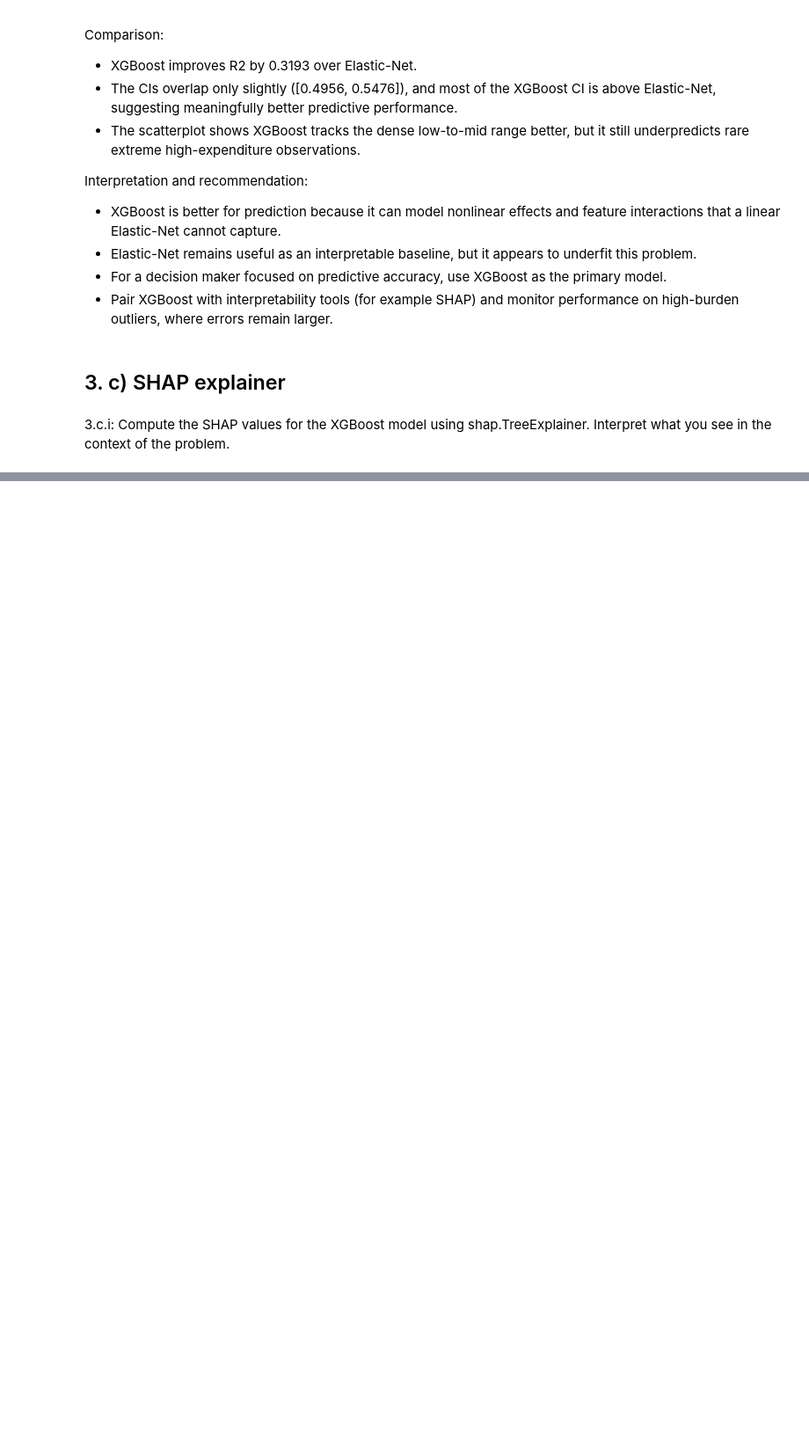
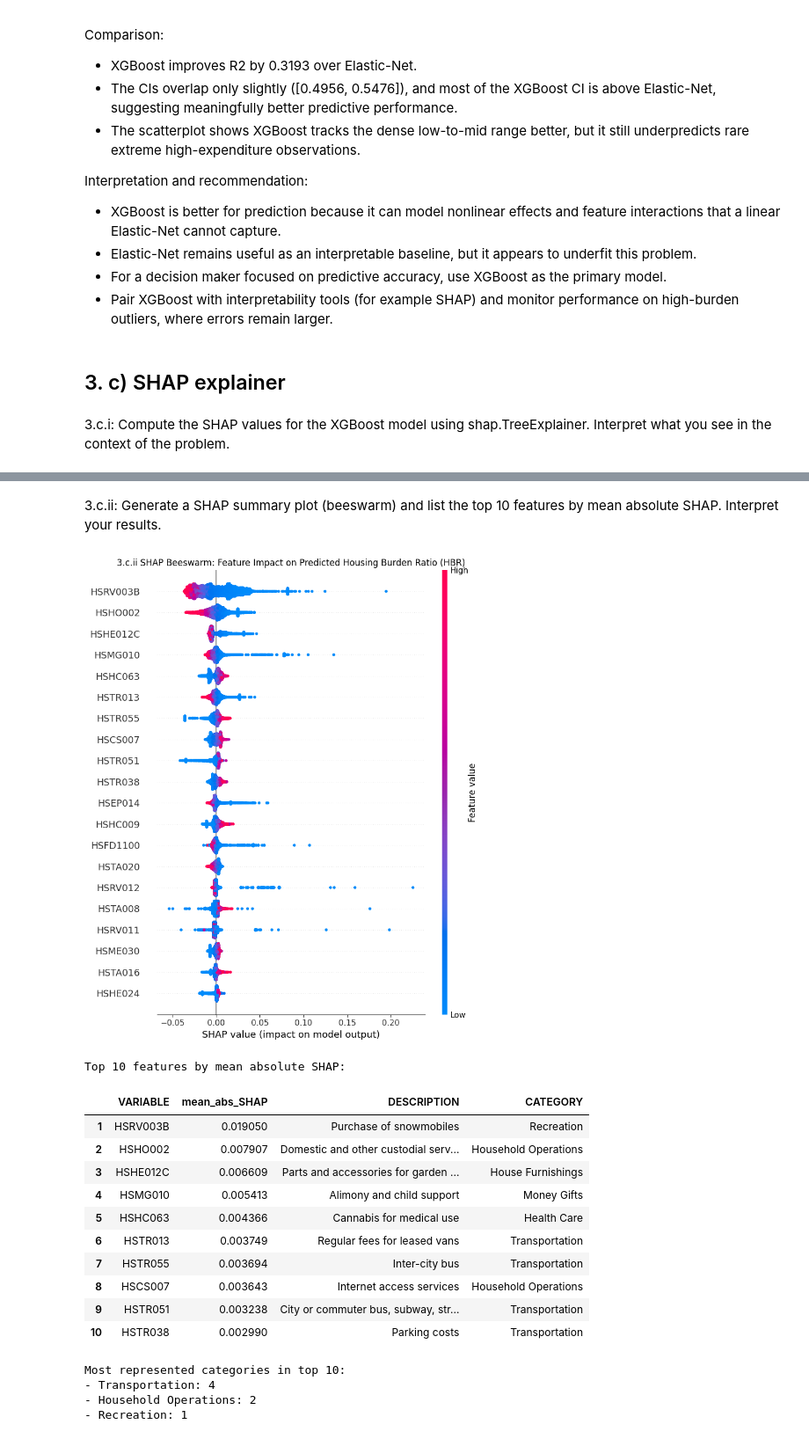
Before and after one commit to PhilippMayorov/UG39_Group_Project, a Jupyter notebook: CAD_household_analysis.ipynb, the cells around one changed output, grey strips where cells are left out. Shown at 88% size. Drawn from its saved outputs; the diff is of its cells as text; code cells hidden in the pictures; blank space fills up the shorter version.

```diff
--- a/CAD_household_analysis.ipynb
+++ b/CAD_household_analysis.ipynb
@@ -950,0 +996,73 @@ Interpret what you see in the context of the problem.
+# %% [markdown]
+3.c.ii: Generate a SHAP summary plot (beeswarm) and list the top 10 features by
+mean absolute SHAP. Interpret your results.
+# %%
+# 3.c.ii Generate SHAP beeswarm + top 10 mean absolute SHAP features
+
+# Reuse previous objects where possible
+if "X_test_df" not in globals() or not isinstance(X_test_df, pd.DataFrame):
+    X_test_df = pd.DataFrame(X_test, columns=feature_cols)
+
+if "shap_values" not in globals() or getattr(shap_values, "values", None) is None:
+    explainer = shap.Explainer(best_xgb)
+    shap_values = explainer(X_test_df)
+
+# Beeswarm summary plot
+plt.figure(figsize=(11, 7))
+shap.summary_plot(shap_values, X_test_df, max_display=20, show=False)
+plt.title("3.c.ii SHAP Beeswarm: Feature Impact on Predicted Housing Burden Ratio (HBR)")
+plt.tight_layout()
+plt.show()
+
+# Top-10 features by mean absolute SHAP value
+mean_abs_shap = np.abs(shap_values.values).mean(axis=0)
+top10_idx = np.argsort(mean_abs_shap)[::-1][:10]
+
+top10_df = pd.DataFrame({
+    "VARIABLE": np.array(X_test_df.columns)[top10_idx],
+    "mean_abs_SHAP": mean_abs_shap[top10_idx],
+})
+
+# Normalize feature names when metadata uses base code
+top10_df["base_variable"] = top10_df["VARIABLE"].str.replace(r"(_P2|_right)$", "", regex=True)
+
+var_meta = (
+    pd.read_csv("HouseholdSpend_2025_CSV_fixed/Documentation/HouseholdSpend 2025 - Variables List.csv")
+    [["VARIABLE", "DESCRIPTION", "CATEGORY"]]
+    .drop_duplicates(subset=["VARIABLE"])
+    .rename(columns={"VARIABLE": "base_variable"})
+)
+
+top10_with_meta = (
+    top10_df.merge(var_meta, on="base_variable", how="left")
+    .drop(columns=["base_variable"])
+    .sort_values("mean_abs_SHAP", ascending=False)
+    .reset_index(drop=True)
+)
+
+top10_with_meta.index = top10_with_meta.index + 1
+print("Top 10 features by mean absolute SHAP:")
+display(top10_with_meta)
+
+print("\nMost represented categories in top 10:")
+top_categories = top10_with_meta["CATEGORY"].fillna("Unknown").value_counts().head(3)
+for category, count in top_categories.items():
+    print(f"- {category}: {count}")
+# %% [output]
+[figure, added]
+Top 10 features by mean absolute SHAP:
+|  | VARIABLE | mean_abs_SHAP | DESCRIPTION | CATEGORY |
+| 1 | HSRV003B | 0.019050 | Purchase of snowmobiles | Recreation |
+| 2 | HSHO002 | 0.007907 | Domestic and other custodial serv... | Household Operations |
+| 3 | HSHE012C | 0.006609 | Parts and accessories for garden ... | House Furnishings |
+| 4 | HSMG010 | 0.005413 | Alimony and child support | Money Gifts |
+| 5 | HSHC063 | 0.004366 | Cannabis for medical use | Health Care |
+| 6 | HSTR013 | 0.003749 | Regular fees for leased vans | Transportation |
+| 7 | HSTR055 | 0.003694 | Inter-city bus | Transportation |
+| 8 | HSCS007 | 0.003643 | Internet access services | Household Operations |
+| 9 | HSTR051 | 0.003238 | City or commuter bus, subway, str... | Transportation |
+| 10 | HSTR038 | 0.002990 | Parking costs | Transportation |
+Most represented categories in top 10:
+- Transportation: 4
+- Household Operations: 2
+- Recreation: 1
```
Also changed, not shown: parts of 14 cells of this notebook.
